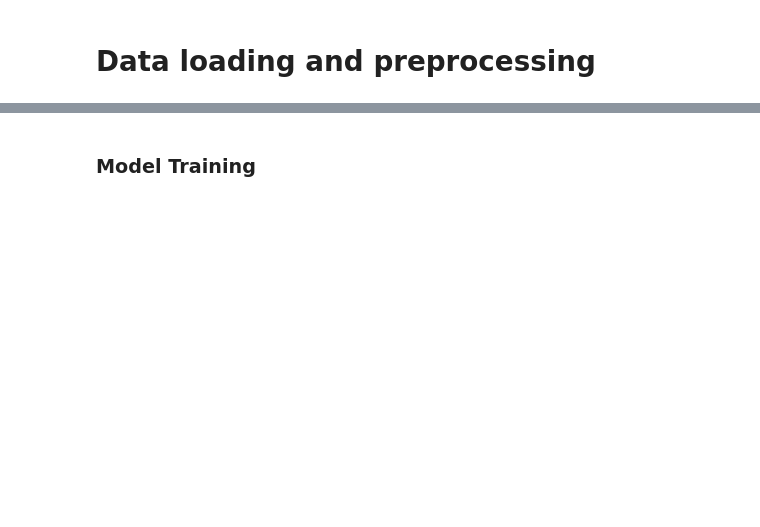
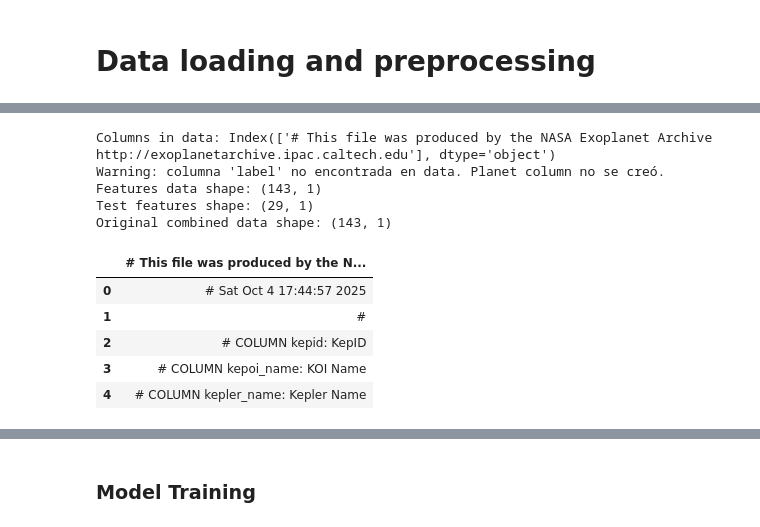
Before and after one commit to Aquilespina/ExoplanetsHunters, a Jupyter notebook: Real_data_planet_search_xgboost_TSFresh_v2_1.ipynb, the cells around one changed output, grey strips where cells are left out. Saved outputs shown, nothing was run; the diff lists cells and outputs as text; code cells hidden in the pictures; blank space fills up the shorter version.

```diff
--- a/Real_data_planet_search_xgboost_TSFresh_v2_1.ipynb
+++ b/Real_data_planet_search_xgboost_TSFresh_v2_1.ipynb
@@ -68,2 +319,48 @@ data.head()
+# %%
+import os
+import numpy as np
+import pandas as pd
+
+dataset_dir = r"C:\Users\aquil\OneDrive\Documents\Exoplanets\ExoplanetsHunters\dataset"
+
+# Rutas absolutas
+features_path = os.path.join(dataset_dir, 'features_real_data.pkl')
+features_test_path = os.path.join(dataset_dir, 'features_real_test_data.pkl')
+train_path = os.path.join(dataset_dir, 'train_data.pkl')
+test_path = os.path.join(dataset_dir, 'test_data.pkl')
+
+# Leer datos
+data = pd.read_pickle(features_path)
+data_test = pd.read_pickle(features_test_path)
+orig_data = pd.concat([pd.read_pickle(train_path), pd.read_pickle(test_path)], ignore_index=True)
+
+# Verificar columnas
+print("Columns in data:", data.columns)
+
+# Ajustar según nombre de columna real
+label_col = 'label'   # cambia por 'label_meta' si ese es el nombre real
+if label_col in data.columns:
+    data['planet'] = np.where(data[label_col] == 'PC', 1, 0)
+    data_test['planet'] = np.where(data_test[label_col] == 'PC', 1, 0)
+else:
+    print(f"Warning: columna '{label_col}' no encontrada en data. Planet column no se creó.")
+
+# Información
+print("Features data shape:", data.shape)
+print("Test features shape:", data_test.shape)
+print("Original combined data shape:", orig_data.shape)
+data.head()
+# %% [output]
+Columns in data: Index(['# This file was produced by the NASA Exoplanet Archive  http://exoplanetarchive.ipac.caltech.edu'], dtype='object')
+Warning: columna 'label' no encontrada en data. Planet column no se creó.
+Features data shape: (143, 1)
+Test features shape: (29, 1)
+Original combined data shape: (143, 1)
+|  | # This file was produced by the N... |
+| 0 | # Sat Oct 4 17:44:57 2025 |
+| 1 | # |
+| 2 | # COLUMN kepid: KepID |
+| 3 | # COLUMN kepoi_name: KOI Name |
+| 4 | # COLUMN kepler_name: Kepler Name |
 # %%
 data = pd.concat([data, data_test], ignore_index=True)
```
Also changed, not shown: parts of 19 cells of this notebook, 7 other files.
